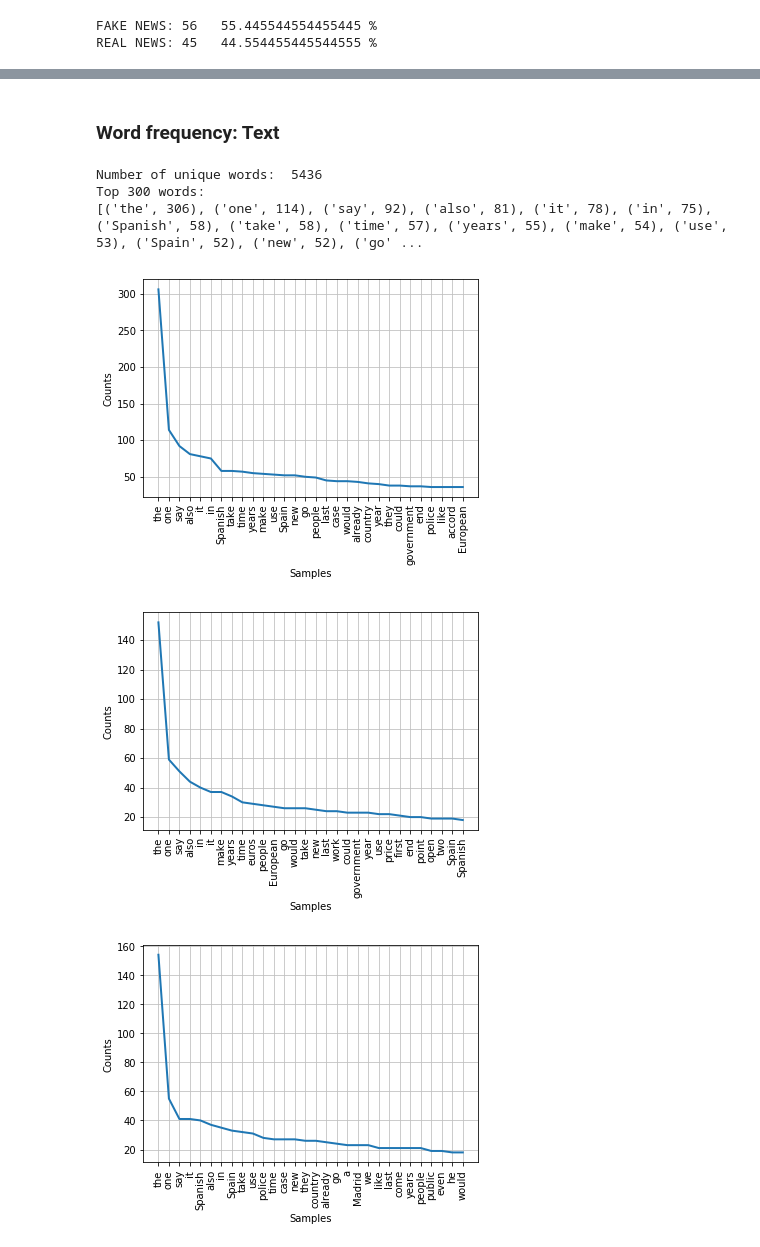
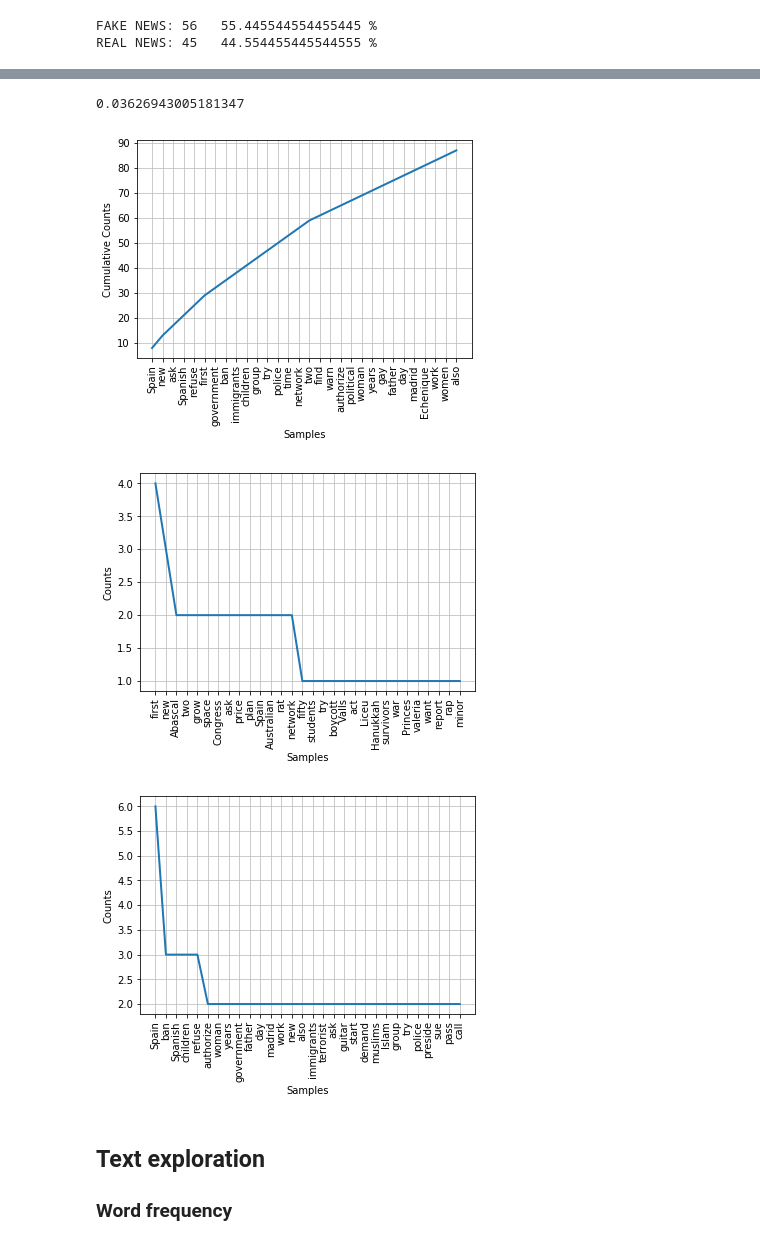
Before and after one commit to FNClassificator/FNC, a Jupyter notebook: src/fake_news_detector/exploration/dataset_exploration.ipynb, the cells around one changed output, grey strips where cells are left out. Drawn from its saved outputs; the diff is of its cells as text; code cells hidden in the pictures.

Commit message:
Finish Word Frequency Exploration

```diff
--- a/src/fake_news_detector/exploration/dataset_exploration.ipynb
+++ b/src/fake_news_detector/exploration/dataset_exploration.ipynb
@@ -89,0 +86,12 @@ freqDist.plot(30,cumulative=False)
+# %%
+print('All text')
+titles_tokens = tokenize_colunm_of_text(df, 'title', True)
+freqDist_one = wf.get_word_freq(titles_tokens, True, topn=10)
+
+print('Real news')
+titles_tokens = tokenize_colunm_of_text(real_df, 'title', True)
+freqDist_two = wf.get_word_freq(titles_tokens, True, topn=10)
+
+print('Fake news')
+titles_tokens = tokenize_colunm_of_text(fake_df, 'title', True)
+freqDist_three = wf.get_word_freq(titles_tokens, True, topn=10)
@@ -90,28 +111,15 @@ freqDist.plot(30,cumulative=False)
+# %%
+wf.pert_of_difference(freqDist_two, freqDist_three, 200)
+# %% [output]
+0.03626943005181347
+# %%
+freqDist_one.plot(30,cumulative=True)
+freqDist_two.plot(30,cumulative=False)
+freqDist_three.plot(30,cumulative=False)
+# %% [output]
+[figure, added]
+[figure, added]
+[figure, added]
 # %% [markdown]
-### Word frequency: Text
+## Text exploration
+### Word frequency
-# %%
-# Word frequency of title
-titles_tokens = tokenize_colunm_of_text_list(df, 'text', True)
-freqDist_text = wf.get_word_freq(titles_tokens, True, topn=300)
-# %% [output]
-Number of unique words:  5436
-Top 300 words:
-[('the', 306), ('one', 114), ('say', 92), ('also', 81), ('it', 78), ('in', 75), ('Spanish', 58), ('take', 58), ('time', 57), ('years', 55), ('make', 54), ('use', 53), ('Spain', 52), ('new', 52), ('go' ...
-# %%
-freqDist_text.plot(30,cumulative=False)
-# %% [output]
-[figure, removed]
-# %%
-# Real news
-titles_tokens = tokenize_colunm_of_text_list(real_df, 'text', True)
-freqDist = wf.get_word_freq(titles_tokens, False, topn=300)
-freqDist.plot(30,cumulative=False)
-# %% [output]
-[figure, removed]
-# %%
-# Real news
-titles_tokens = tokenize_colunm_of_text_list(fake_df, 'text', True)
-freqDist = wf.get_word_freq(titles_tokens, False, topn=300)
-freqDist.plot(30,cumulative=False)
-# %% [output]
-[figure, removed]
```
Also changed, not shown: parts of 32 cells of this notebook, 1 other file.
